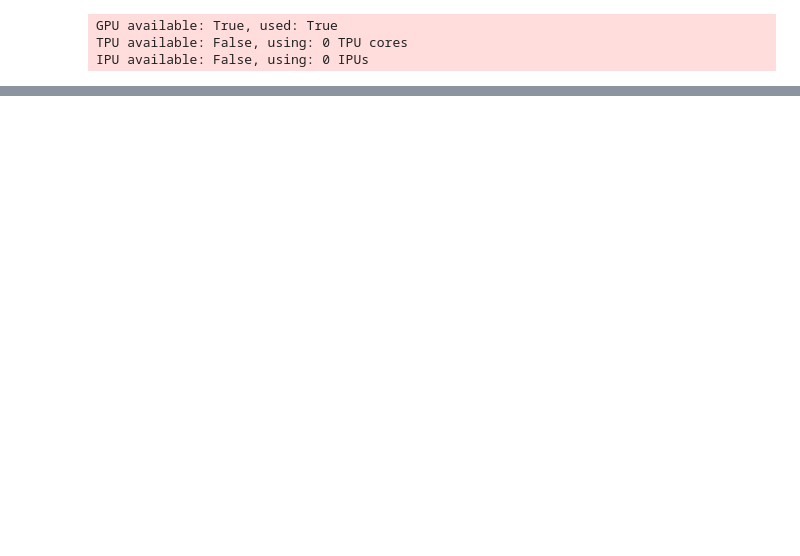
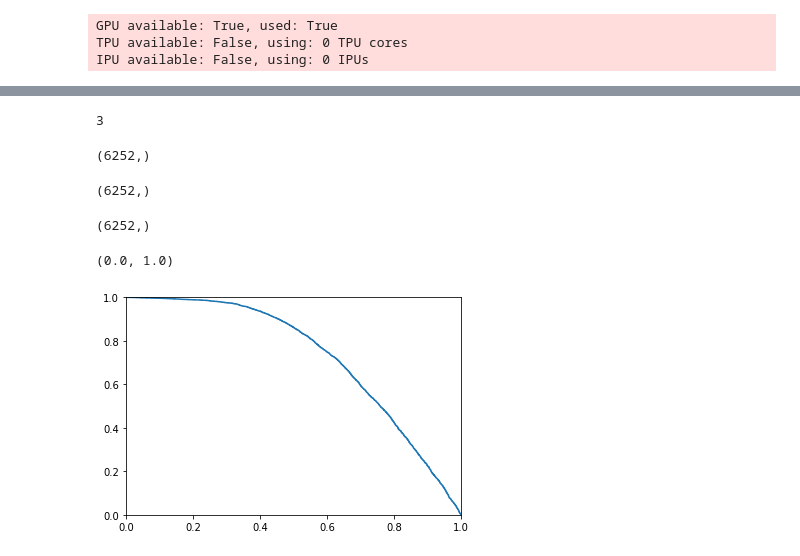
Before and after one commit to lewtun/dl4phys, a Jupyter notebook: lecture01.ipynb, the cells around one changed output, grey strips where cells are left out. Saved outputs shown, nothing was run; the diff lists cells and outputs as text; code cells hidden in the pictures; blank space fills up the shorter version.

```diff
--- a/lecture01.ipynb
+++ b/lecture01.ipynb
@@ -169,7 +163,8 @@ batch
 trainer = Trainer(
     gpus=1,
     max_epochs=10,
-    progress_bar_refresh_rate=20,
+    # auto_lr_find=True
+    # progress_bar_refresh_rate=100,
 )
 # %% [output]
 GPU available: True, used: True
@@ -210,0 +201,2 @@ DATALOADER:0 VALIDATE RESULTS
+# %%
+preds = trainer.predict(model, test_dl)
@@ -210,0 +209,2 @@ DATALOADER:0 VALIDATE RESULTS
+# %%
+preds_np = np.vstack(preds)
@@ -210,0 +227,25 @@ DATALOADER:0 VALIDATE RESULTS
+# %%
+rc = roc_curve(y_test, preds_np[:, 1])
+# %%
+len(rc)
+# %% [output]
+3
+# %%
+rc[0].shape
+# %% [output]
+(6252,)
+# %%
+rc[1].shape
+# %% [output]
+(6252,)
+# %%
+rc[2].shape
+# %% [output]
+(6252,)
+# %%
+plt.plot(rc[1], 1-rc[0], '-')
+plt.xlim(0, 1)
+plt.ylim(0, 1)
+# %% [output]
+(0.0, 1.0)
+[figure, added]
```
Also changed, not shown: parts of 35 cells of this notebook, 2 other files.
